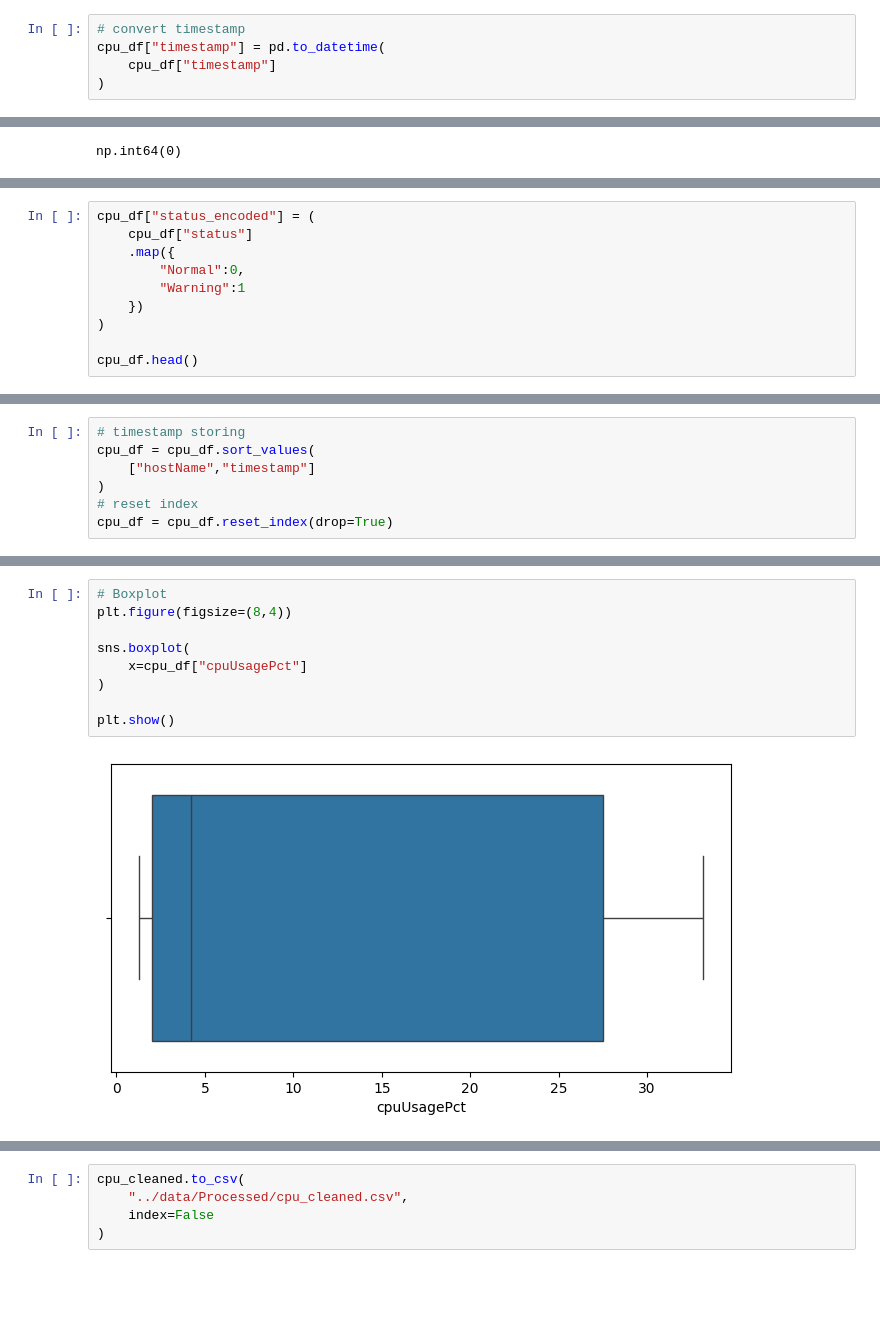
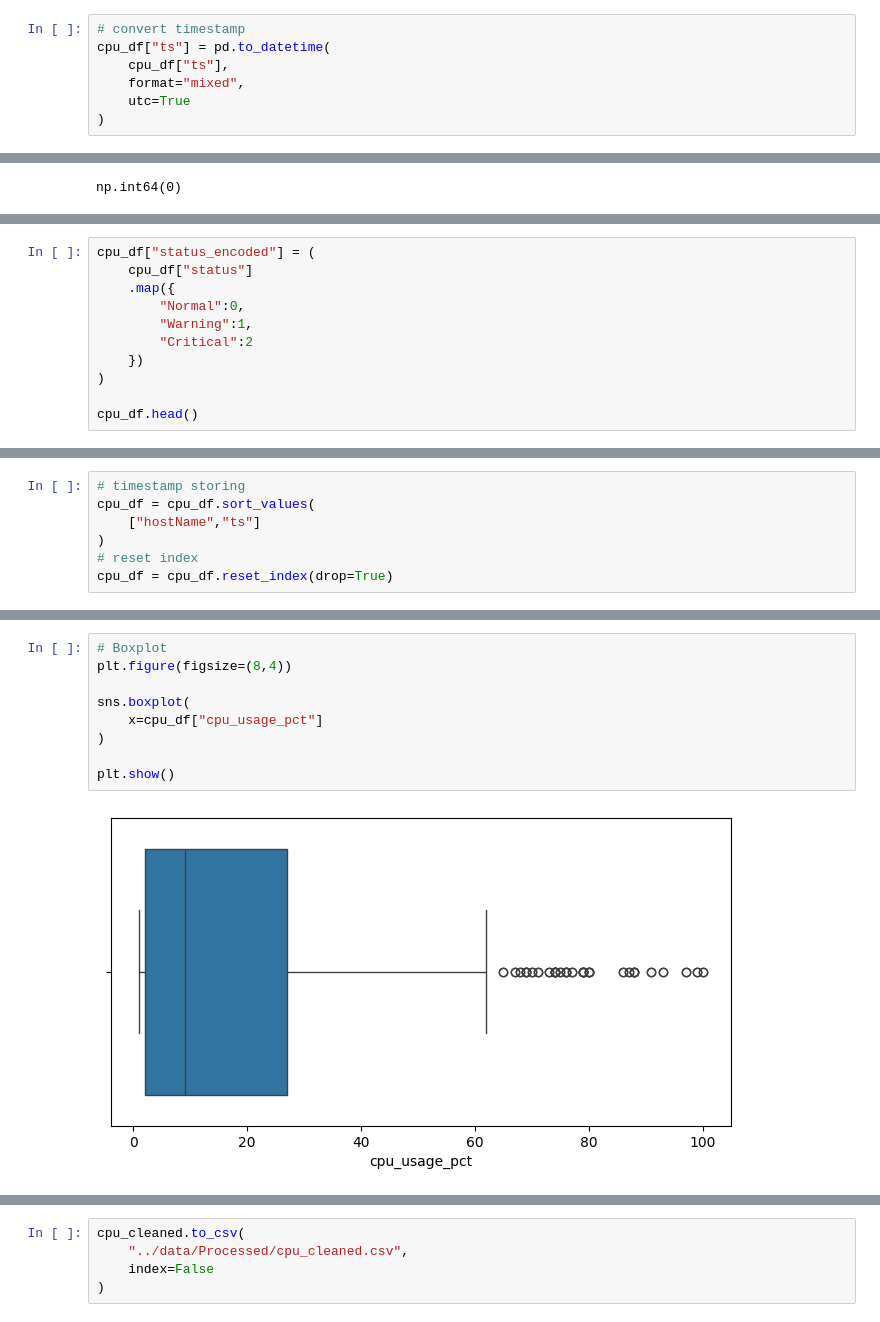
Before and after one commit to AvilashaGoswami1103/AI-Predictive-Maintenance, a Jupyter notebook: notebooks/02_data_cleaning.ipynb, the cells around one changed output, grey strips where cells are left out. Saved outputs shown, nothing was run; the diff lists cells and outputs as text; blank space fills up the shorter version.

```diff
--- a/notebooks/02_data_cleaning.ipynb
+++ b/notebooks/02_data_cleaning.ipynb
@@ -14,8 +14,10 @@ cpu_df = pd.read_csv(
 )
 # %%
 # convert timestamp
-cpu_df["timestamp"] = pd.to_datetime(
-    cpu_df["timestamp"]
+cpu_df["ts"] = pd.to_datetime(
+    cpu_df["ts"],
+    format="mixed",
+    utc=True
 )
 # %%
 cpu_df.info()
@@ -60,7 +77,8 @@ cpu_df["status_encoded"] = (
     cpu_df["status"]
     .map({
         "Normal":0,
-        "Warning":1
+        "Warning":1,
+        "Critical":2
     })
 )
 
@@ -75,7 +93,7 @@ cpu_df.head()
 # %%
 # timestamp storing
 cpu_df = cpu_df.sort_values(
-    ["hostName","timestamp"]
+    ["hostName","ts"]
 )
 # reset index
 cpu_df = cpu_df.reset_index(drop=True)
@@ -108,13 +126,13 @@ plt.show()
 # %%
 # Boxplot
 plt.figure(figsize=(8,4))
 
 sns.boxplot(
-    x=cpu_df["cpuUsagePct"]
+    x=cpu_df["cpu_usage_pct"]
 )
 
 plt.show()
 # %% [output]
-[figure, old version]
+[figure, new version]
 # %%
 # Outlier detection
```
Also changed, not shown: parts of 15 cells of this notebook, 2 other files.
